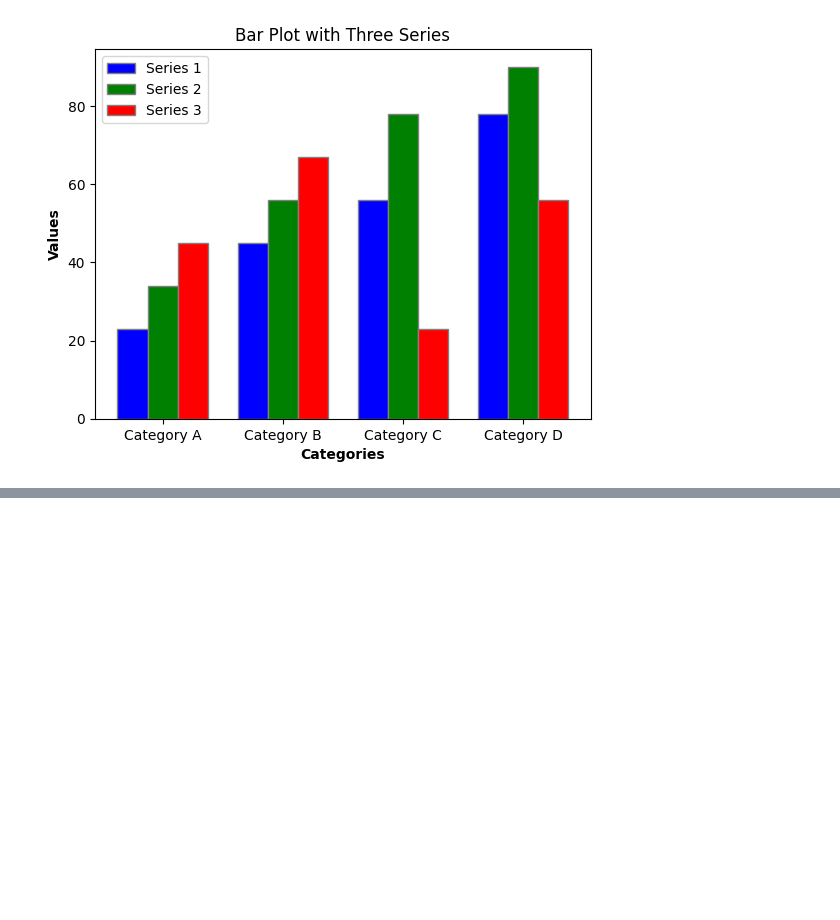
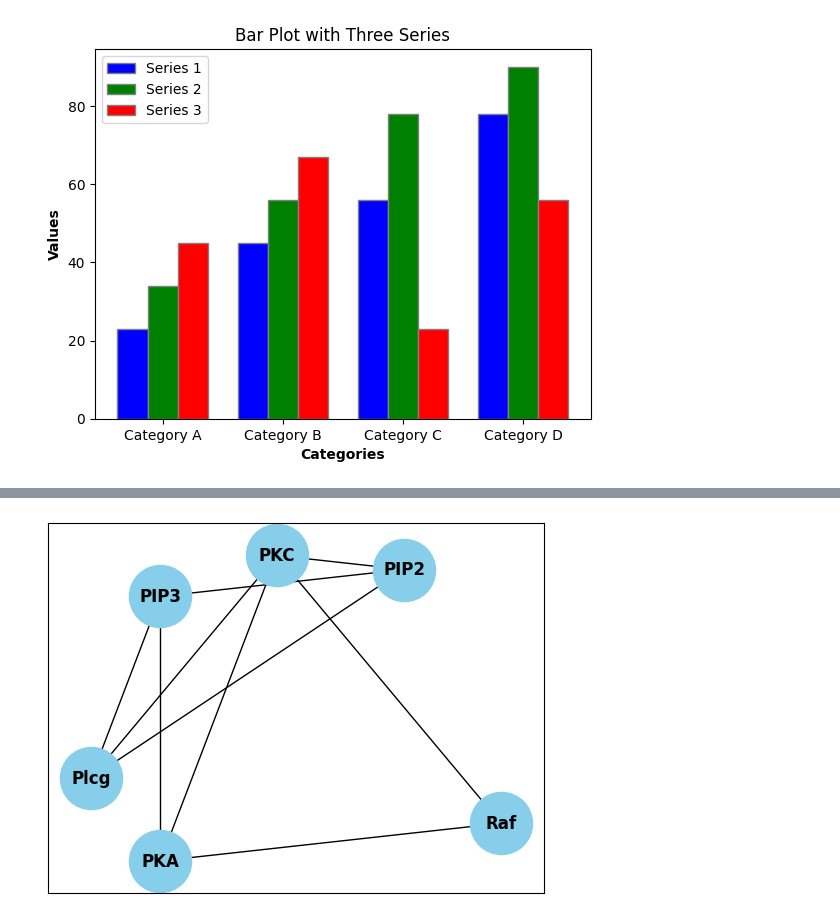
Before and after one commit to AblaZe42/MODCOM_PROJECT, a Jupyter notebook: tove.ipynb, the cells around one changed output, grey strips where cells are left out. Drawn from its saved outputs; the diff is of its cells as text; code cells hidden in the pictures; blank space fills up the shorter version.

```diff
--- a/tove.ipynb
+++ b/tove.ipynb
@@ -500,0 +603,13 @@ plt.show()
+# %%
+remove_edges = []
+for edge in list(G.edges()):
+    if 'Mek' in edge:
+        remove_edges.append(edge)
+
+G.remove_edges_from(remove_edges)
+G.remove_node('Mek')
+
+nx.draw_networkx(G, pos, with_labels=True, node_size=2000, node_color="skyblue", font_size=12, font_weight="bold", arrowstyle="->", arrowsize=20)
+plt.show()
+# %% [output]
+[figure, added]
```
Also changed, not shown: parts of 12 cells of this notebook, 1 other file.
